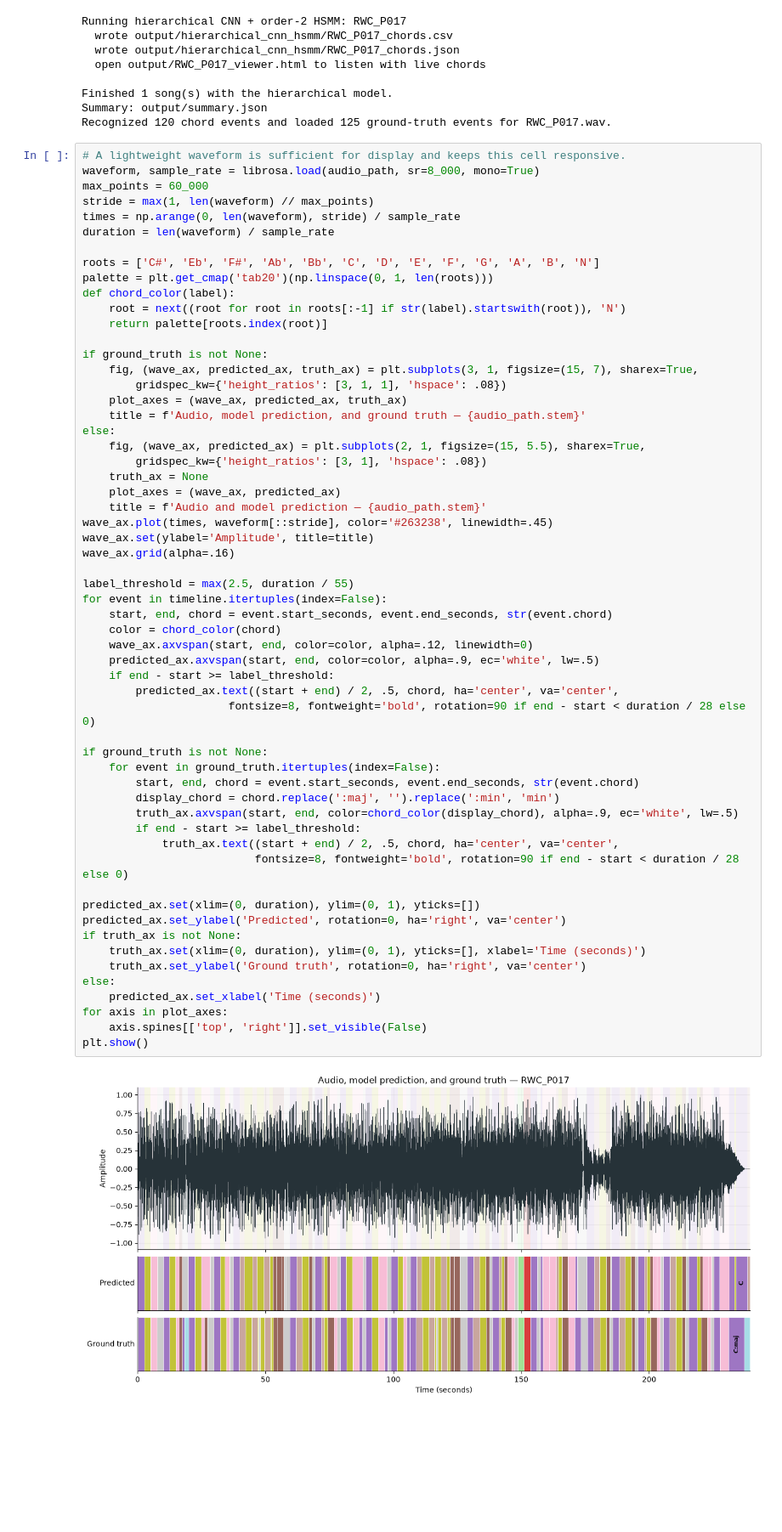
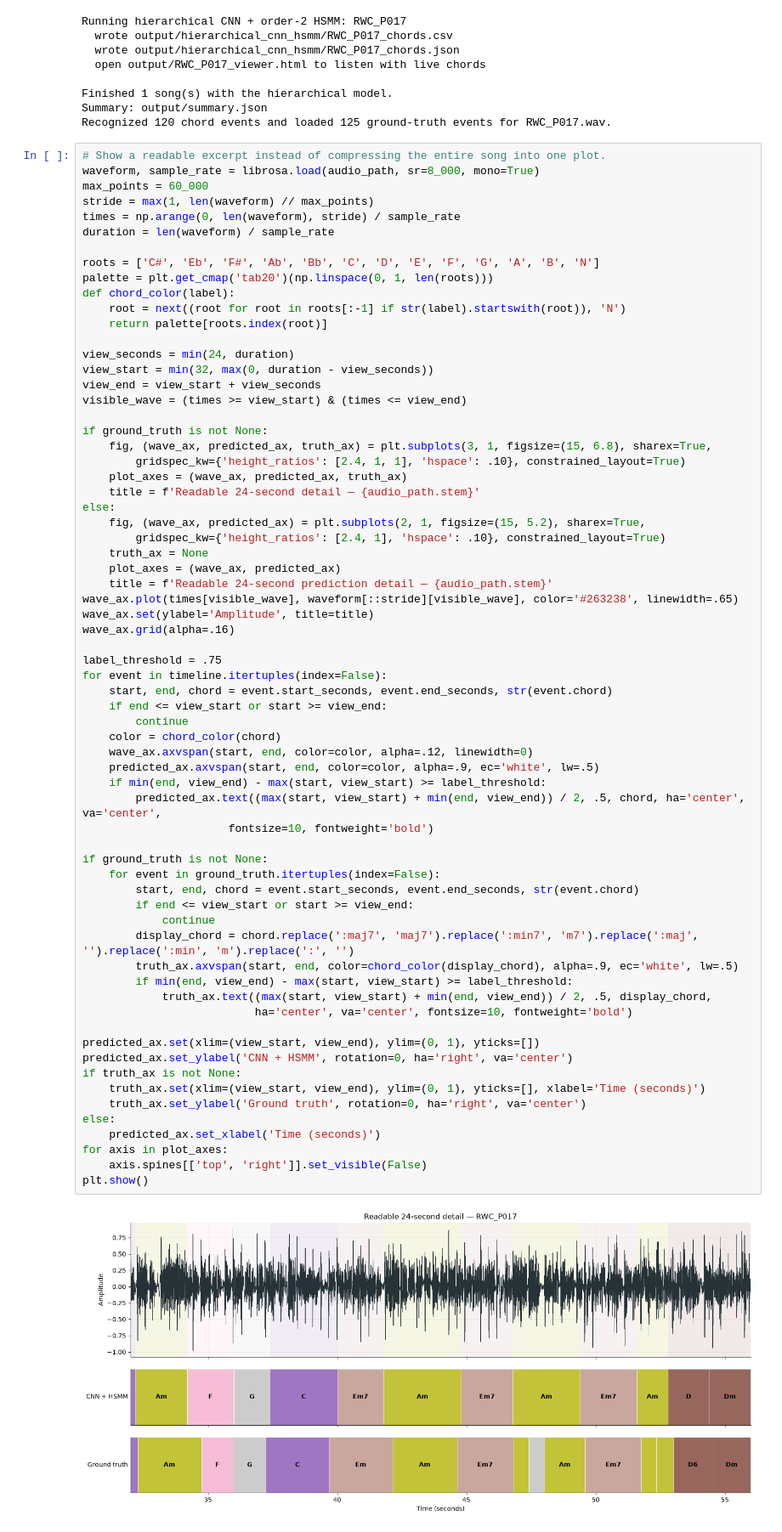
Before and after one commit to hanneswesterberg/dt2470-project, a Jupyter notebook: submission/project_presentation.ipynb, the cells around one changed output. Shown at 85% size. Drawn from its saved outputs; the diff is of its cells as text; blank space fills up the shorter version.

```diff
--- a/submission/project_presentation.ipynb
+++ b/submission/project_presentation.ipynb
@@ -233,7 +297,7 @@ Finished 1 song(s) with the hierarchical model.
 Summary: output/summary.json
 Recognized 120 chord events and loaded 125 ground-truth events for RWC_P017.wav.
 # %%
-# A lightweight waveform is sufficient for display and keeps this cell responsive.
+# Show a readable excerpt instead of compressing the entire song into one plot.
 waveform, sample_rate = librosa.load(audio_path, sr=8_000, mono=True)
 max_points = 60_000
 stride = max(1, len(waveform) // max_points)
@@ -246,52 +310,61 @@ def chord_color(label):
     root = next((root for root in roots[:-1] if str(label).startswith(root)), 'N')
     return palette[roots.index(root)]
 
+view_seconds = min(24, duration)
+view_start = min(32, max(0, duration - view_seconds))
+view_end = view_start + view_seconds
+visible_wave = (times >= view_start) & (times <= view_end)
+
 if ground_truth is not None:
-    fig, (wave_ax, predicted_ax, truth_ax) = plt.subplots(3, 1, figsize=(15, 7), sharex=True,
-        gridspec_kw={'height_ratios': [3, 1, 1], 'hspace': .08})
+    fig, (wave_ax, predicted_ax, truth_ax) = plt.subplots(3, 1, figsize=(15, 6.8), sharex=True,
+        gridspec_kw={'height_ratios': [2.4, 1, 1], 'hspace': .10}, constrained_layout=True)
     plot_axes = (wave_ax, predicted_ax, truth_ax)
-    title = f'Audio, model prediction, and ground truth — {audio_path.stem}'
+    title = f'Readable 24-second detail — {audio_path.stem}'
 else:
-    fig, (wave_ax, predicted_ax) = plt.subplots(2, 1, figsize=(15, 5.5), sharex=True,
-        gridspec_kw={'height_ratios': [3, 1], 'hspace': .08})
+    fig, (wave_ax, predicted_ax) = plt.subplots(2, 1, figsize=(15, 5.2), sharex=True,
+        gridspec_kw={'height_ratios': [2.4, 1], 'hspace': .10}, constrained_layout=True)
     truth_ax = None
     plot_axes = (wave_ax, predicted_ax)
-    title = f'Audio and model prediction — {audio_path.stem}'
-wave_ax.plot(times, waveform[::stride], color='#263238', linewidth=.45)
+    title = f'Readable 24-second prediction detail — {audio_path.stem}'
+wave_ax.plot(times[visible_wave], waveform[::stride][visible_wave], color='#263238', linewidth=.65)
 wave_ax.set(ylabel='Amplitude', title=title)
 wave_ax.grid(alpha=.16)
 
-label_threshold = max(2.5, duration / 55)
+label_threshold = .75
 for event in timeline.itertuples(index=False):
     start, end, chord = event.start_seconds, event.end_seconds, str(event.chord)
+    if end <= view_start or start >= view_end:
+        continue
     color = chord_color(chord)
     wave_ax.axvspan(start, end, color=color, alpha=.12, linewidth=0)
     predicted_ax.axvspan(start, end, color=color, alpha=.9, ec='white', lw=.5)
-    if end - start >= label_threshold:
-        predicted_ax.text((start + end) / 2, .5, chord, ha='center', va='center',
-                      fontsize=8, fontweight='bold', rotation=90 if end - start < duration / 28 else 0)
+    if min(end, view_end) - max(start, view_start) >= label_threshold:
+        predicted_ax.text((max(start, view_start) + min(end, view_end)) / 2, .5, chord, ha='center', va='center',
+                      fontsize=10, fontweight='bold')
 
 if ground_truth is not None:
     for event in ground_truth.itertuples(index=False):
         start, end, chord = event.start_seconds, event.end_seconds, str(event.chord)
-        display_chord = chord.replace(':maj', '').replace(':min', 'min')
+        if end <= view_start or start >= view_end:
+            continue
+        display_chord = chord.replace(':maj7', 'maj7').replace(':min7', 'm7').replace(':maj', '').replace(':min', 'm').replace(':', '')
         truth_ax.axvspan(start, end, color=chord_color(display_chord), alpha=.9, ec='white', lw=.5)
-        if end - start >= label_threshold:
-            truth_ax.text((start + end) / 2, .5, chord, ha='center', va='center',
-                          fontsize=8, fontweight='bold', rotation=90 if end - start < duration / 28 else 0)
+        if min(end, view_end) - max(start, view_start) >= label_threshold:
+            truth_ax.text((max(start, view_start) + min(end, view_end)) / 2, .5, display_chord,
+                          ha='center', va='center', fontsize=10, fontweight='bold')
 
-predicted_ax.set(xlim=(0, duration), ylim=(0, 1), yticks=[])
-predicted_ax.set_ylabel('Predicted', rotation=0, ha='right', va='center')
+predicted_ax.set(xlim=(view_start, view_end), ylim=(0, 1), yticks=[])
+predicted_ax.set_ylabel('CNN + HSMM', rotation=0, ha='right', va='center')
 if truth_ax is not None:
-    truth_ax.set(xlim=(0, duration), ylim=(0, 1), yticks=[], xlabel='Time (seconds)')
+    truth_ax.set(xlim=(view_start, view_end), ylim=(0, 1), yticks=[], xlabel='Time (seconds)')
     truth_ax.set_ylabel('Ground truth', rotation=0, ha='right', va='center')
 else:
     predicted_ax.set_xlabel('Time (seconds)')
 for axis in plot_axes:
     axis.spines[['top', 'right']].set_visible(False)
 plt.show()
 # %% [output]
-[figure, old version]
+[figure, new version]
 # %% [markdown]
 ### Interactive audio and chord player
 
```
Also changed, not shown: parts of 9 cells of this notebook, 42 other files.
